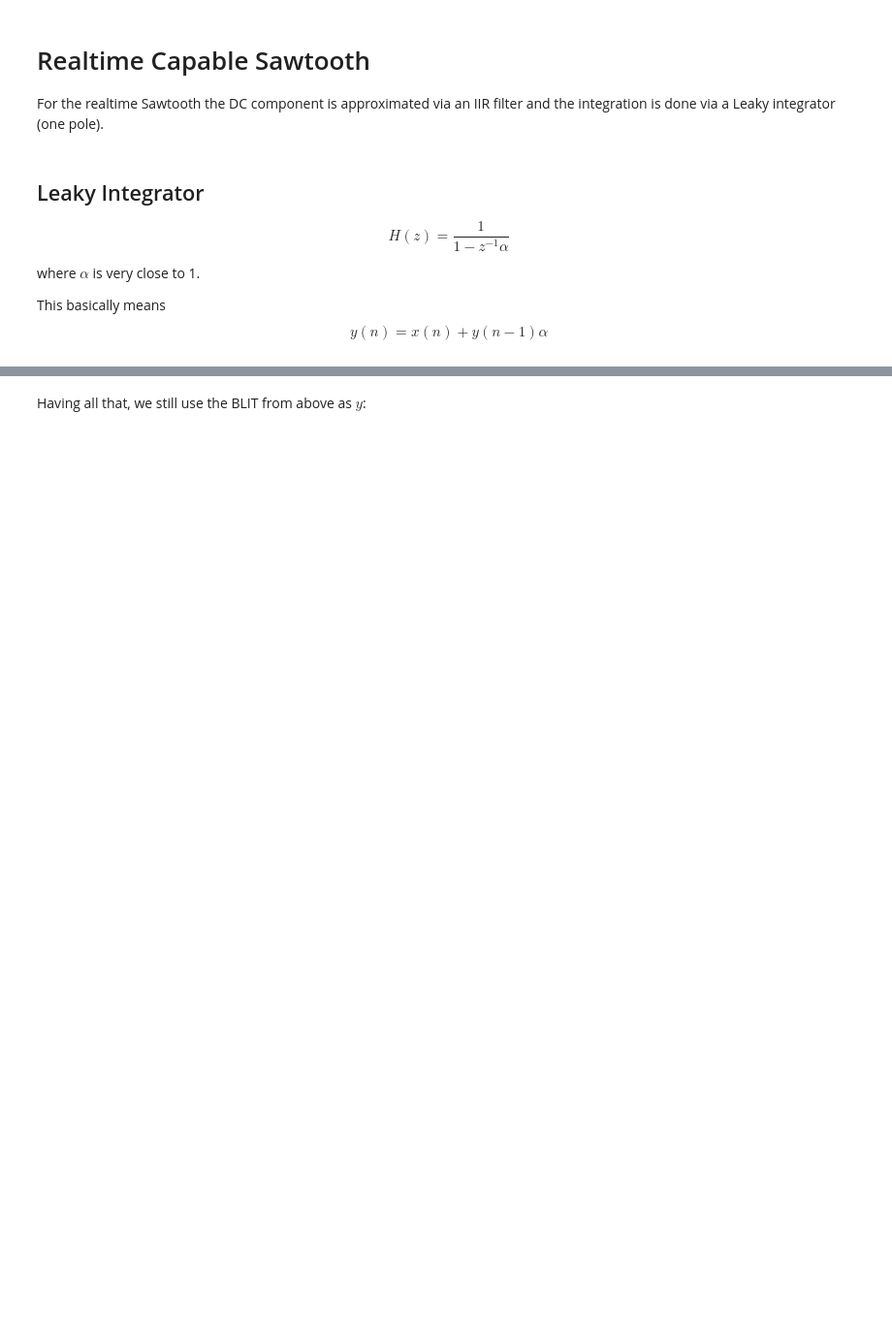
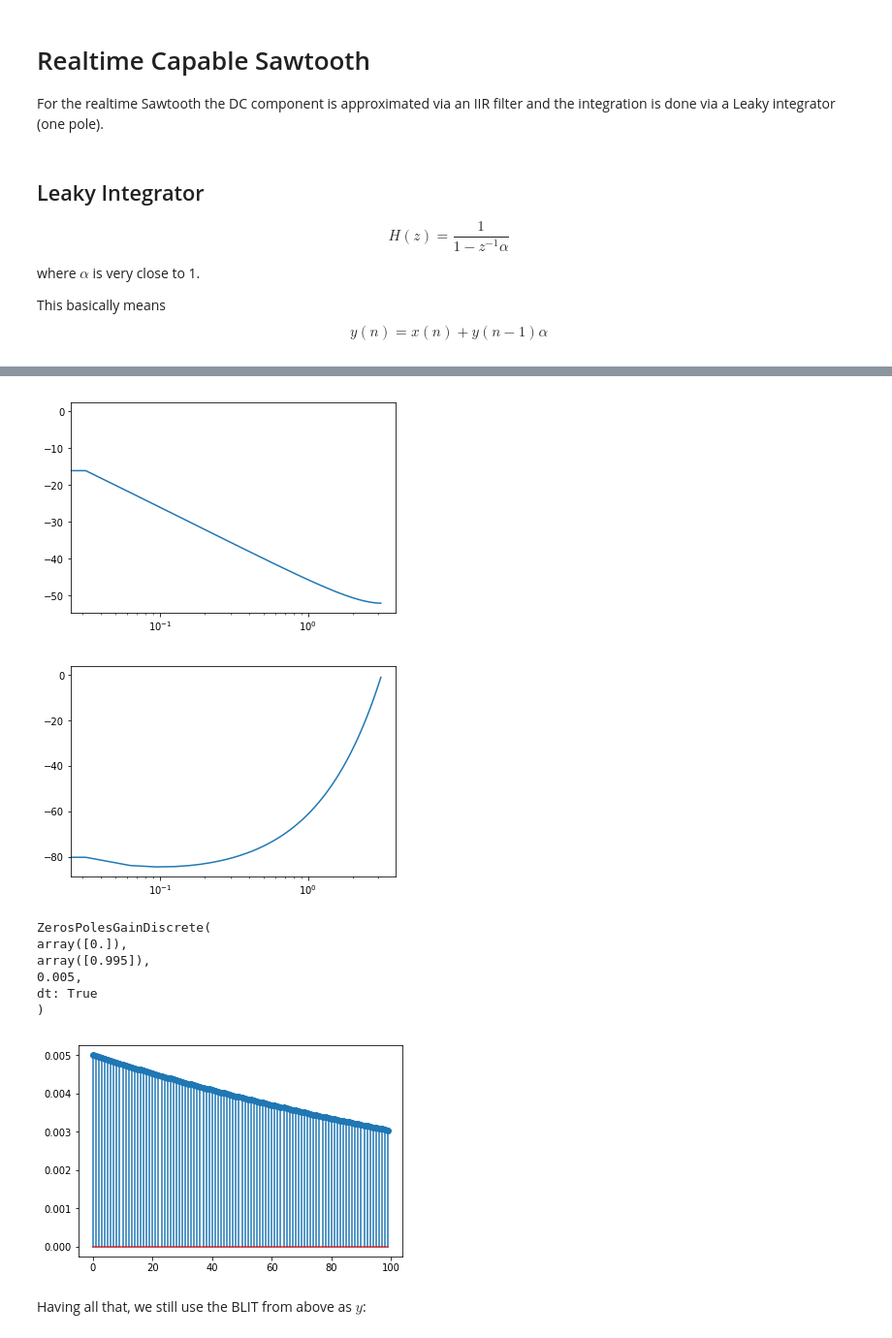
Before and after one commit to znibbles/01-advanced-synthesis-techniques, a Jupyter notebook: 01-BLIT.ipynb, the cells around one changed output, grey strips where cells are left out. Shown at 97% size. Drawn from its saved outputs; the diff is of its cells as text; code cells hidden in the pictures; blank space fills up the shorter version.

```diff
--- a/01-BLIT.ipynb
+++ b/01-BLIT.ipynb
@@ -218,3 +242,28 @@ $$ y(n) = x(n)+y(n-1)\alpha $$
+# %%
+running_avg_lti = signal.dlti([0.005, 0], [1, -0.995])
+w, mag, phase = signal.dbode(running_avg_lti)
+
+plt.figure()
+plt.semilogx(w, mag)    # Bode magnitude plot
+plt.figure()
+plt.semilogx(w, phase)  # Bode phase plot
+plt.show()
+
+
+ir = signal.dimpulse(running_avg_lti)
+plt.stem(ir[1][0])
+
+signal.ZerosPolesGain(running_avg_lti)
+# %% [output]
+[figure, added]
+[figure, added]
+ZerosPolesGainDiscrete(
+array([0.]),
+array([0.995]),
+0.005,
+dt: True
+)
+[figure, added]
 # %%
 def leakyIntegrator(x, alpha=1-10e-6):
     return signal.lfilter([1.0, 0.], [1., -alpha], x)
```
Also changed, not shown: parts of 3 cells of this notebook, 2 other files.
